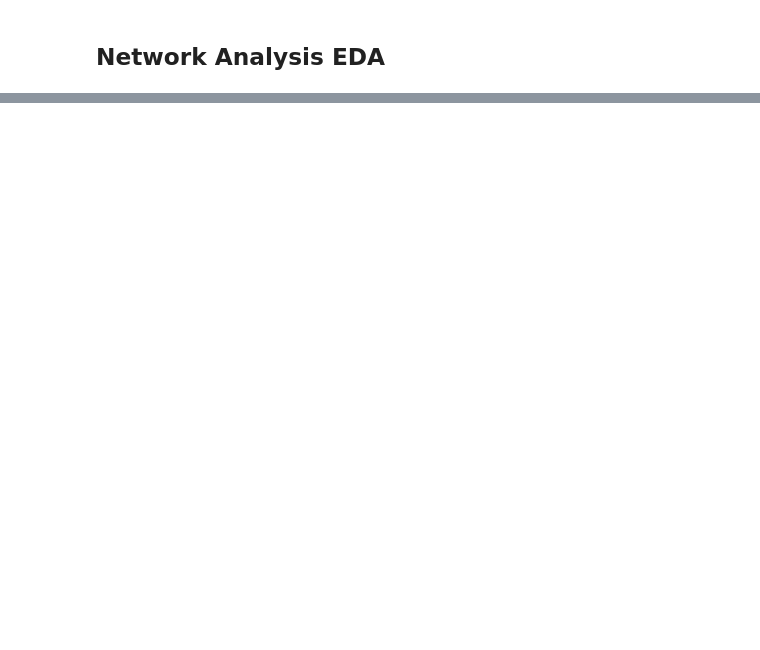
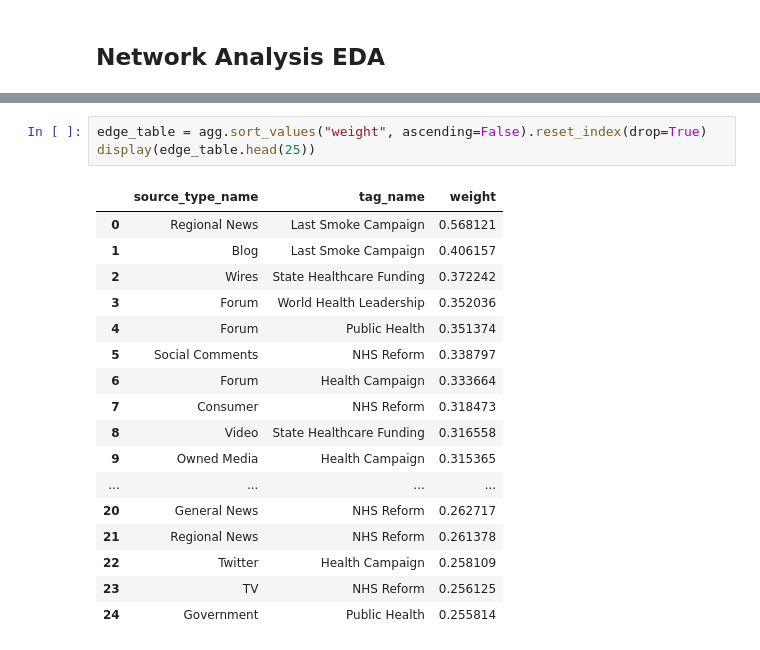
Before and after one commit to amg477/capstone, a Jupyter notebook: notebooks/data_clean_eda.ipynb, the cells around one changed output, grey strips where cells are left out. Cells and saved outputs as stored; diff of their text form; blank space fills up the shorter version.

```diff
--- a/notebooks/data_clean_eda.ipynb
+++ b/notebooks/data_clean_eda.ipynb
@@ -709,0 +863,21 @@ SourceType–SourceType: 17 nodes, 136 edges
+# %%
+edge_table = agg.sort_values("weight", ascending=False).reset_index(drop=True)
+display(edge_table.head(25))
+# %% [output]
+|  | source_type_name | tag_name | weight |
+| 0 | Regional News | Last Smoke Campaign | 0.568121 |
+| 1 | Blog | Last Smoke Campaign | 0.406157 |
+| 2 | Wires | State Healthcare Funding | 0.372242 |
+| 3 | Forum | World Health Leadership | 0.352036 |
+| 4 | Forum | Public Health | 0.351374 |
+| 5 | Social Comments | NHS Reform | 0.338797 |
+| 6 | Forum | Health Campaign | 0.333664 |
+| 7 | Consumer | NHS Reform | 0.318473 |
+| 8 | Video | State Healthcare Funding | 0.316558 |
+| 9 | Owned Media | Health Campaign | 0.315365 |
+| ... | ... | ... | ... |
+| 20 | General News | NHS Reform | 0.262717 |
+| 21 | Regional News | NHS Reform | 0.261378 |
+| 22 | Twitter | Health Campaign | 0.258109 |
+| 23 | TV | NHS Reform | 0.256125 |
+| 24 | Government | Public Health | 0.255814 |
```
Also changed, not shown: parts of 33 cells of this notebook.
